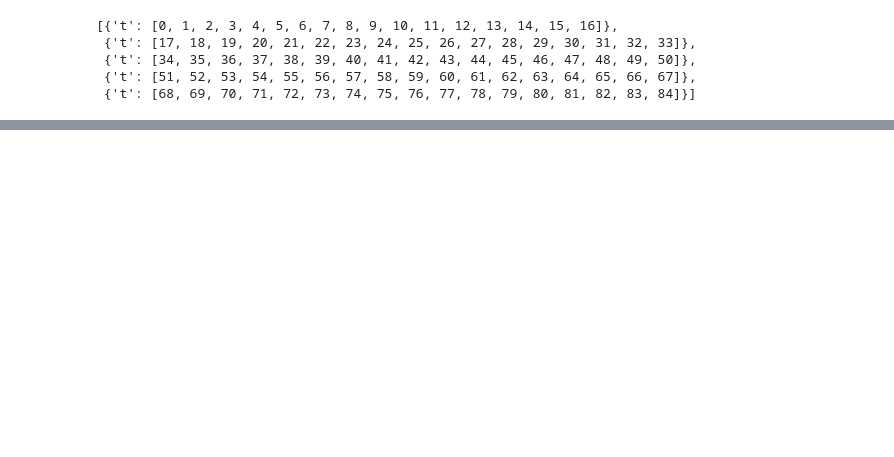
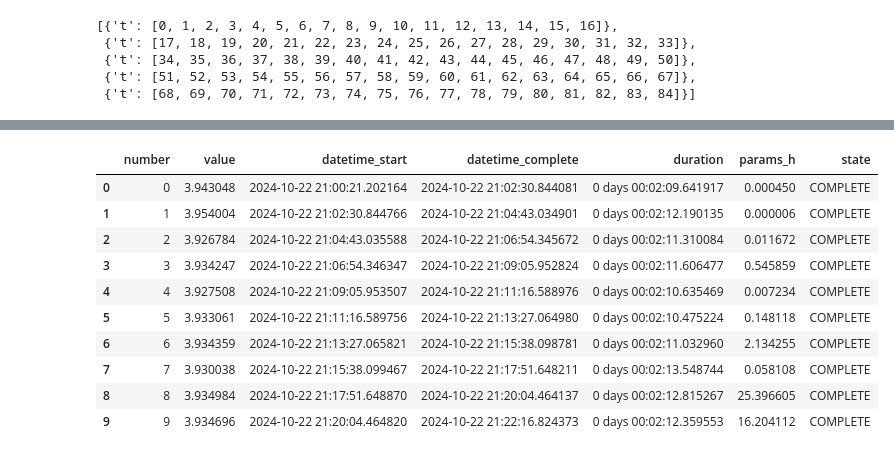
Before and after one commit to elray1/postpredict, a Jupyter notebook: docs/fit_schaake.ipynb, the cells around one changed output, grey strips where cells are left out. Drawn from its saved outputs; the diff is of its cells as text; code cells hidden in the pictures; blank space fills up the shorter version.

```diff
--- a/docs/fit_schaake.ipynb
+++ b/docs/fit_schaake.ipynb
@@ -450,0 +380,14 @@ plt.plot(
+# %%
+study_pit_templates.trials_dataframe()
+# %% [output]
+|  | number | value | datetime_start | datetime_complete | duration | params_h | state |
+| 0 | 0 | 3.943048 | 2024-10-22 21:00:21.202164 | 2024-10-22 21:02:30.844081 | 0 days 00:02:09.641917 | 0.000450 | COMPLETE |
+| 1 | 1 | 3.954004 | 2024-10-22 21:02:30.844766 | 2024-10-22 21:04:43.034901 | 0 days 00:02:12.190135 | 0.000006 | COMPLETE |
+| 2 | 2 | 3.926784 | 2024-10-22 21:04:43.035588 | 2024-10-22 21:06:54.345672 | 0 days 00:02:11.310084 | 0.011672 | COMPLETE |
+| 3 | 3 | 3.934247 | 2024-10-22 21:06:54.346347 | 2024-10-22 21:09:05.952824 | 0 days 00:02:11.606477 | 0.545859 | COMPLETE |
+| 4 | 4 | 3.927508 | 2024-10-22 21:09:05.953507 | 2024-10-22 21:11:16.588976 | 0 days 00:02:10.635469 | 0.007234 | COMPLETE |
+| 5 | 5 | 3.933061 | 2024-10-22 21:11:16.589756 | 2024-10-22 21:13:27.064980 | 0 days 00:02:10.475224 | 0.148118 | COMPLETE |
+| 6 | 6 | 3.934359 | 2024-10-22 21:13:27.065821 | 2024-10-22 21:15:38.098781 | 0 days 00:02:11.032960 | 2.134255 | COMPLETE |
+| 7 | 7 | 3.930038 | 2024-10-22 21:15:38.099467 | 2024-10-22 21:17:51.648211 | 0 days 00:02:13.548744 | 0.058108 | COMPLETE |
+| 8 | 8 | 3.934984 | 2024-10-22 21:17:51.648870 | 2024-10-22 21:20:04.464137 | 0 days 00:02:12.815267 | 25.396605 | COMPLETE |
+| 9 | 9 | 3.934696 | 2024-10-22 21:20:04.464820 | 2024-10-22 21:22:16.824373 | 0 days 00:02:12.359553 | 16.204112 | COMPLETE |
```
Also changed, not shown: parts of 22 cells of this notebook.
